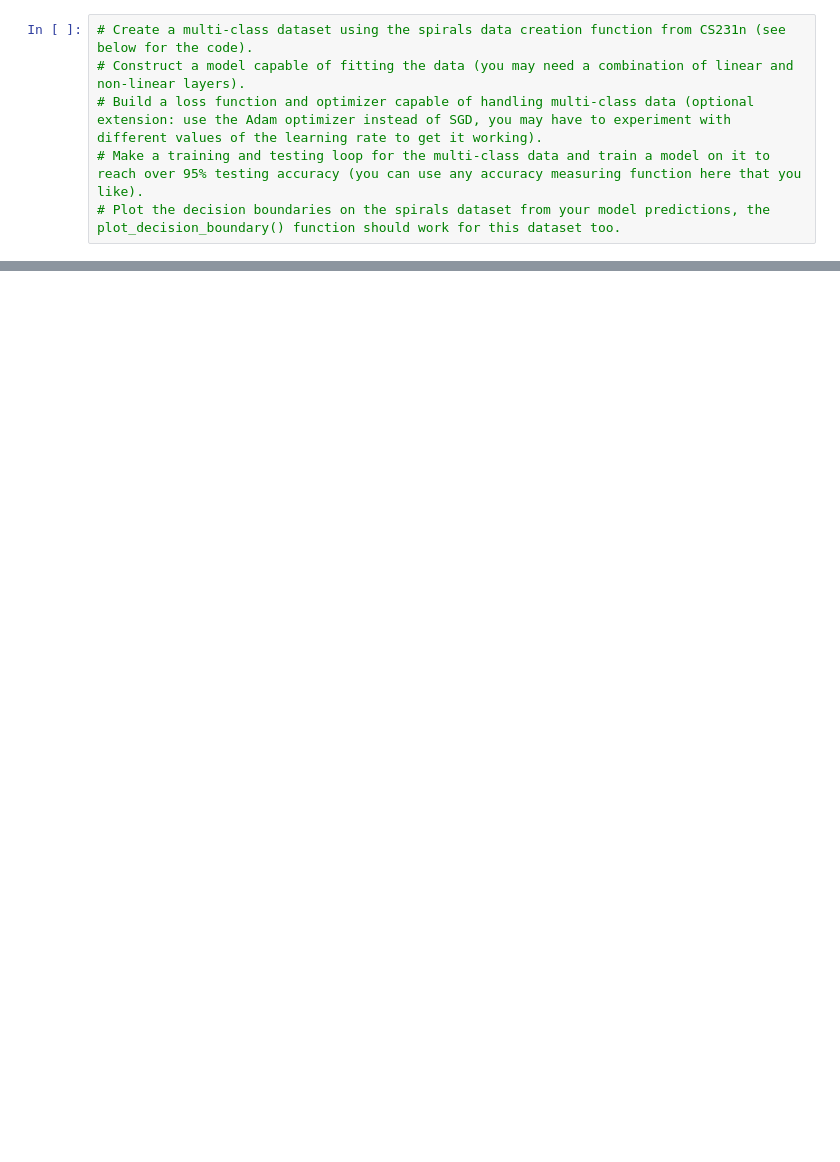
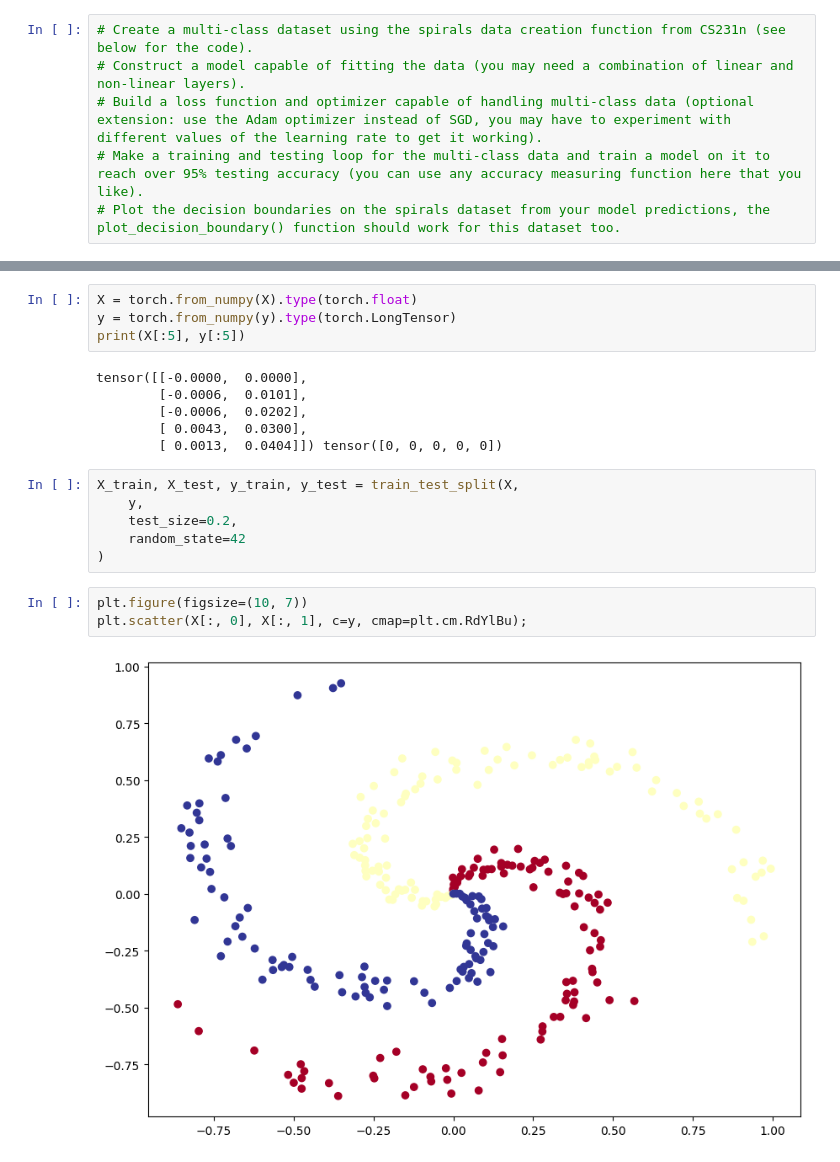
Before and after one commit to zeerau/ArewaDS-Deep-Learning, a Jupyter notebook: Part_1_Deep_Learning_with_Pytorch/exercise_submissions/week_03_solution.ipynb, the cells around one changed output, grey strips where cells are left out. Drawn from its saved outputs; the diff is of its cells as text; blank space fills up the shorter version.

```diff
--- a/Part_1_Deep_Learning_with_Pytorch/exercise_submissions/week_03_solution.ipynb
+++ b/Part_1_Deep_Learning_with_Pytorch/exercise_submissions/week_03_solution.ipynb
@@ -264,0 +281,21 @@ plt.show()
+# %%
+X = torch.from_numpy(X).type(torch.float)
+y = torch.from_numpy(y).type(torch.LongTensor)
+print(X[:5], y[:5])
+# %% [output]
+tensor([[-0.0000,  0.0000],
+        [-0.0006,  0.0101],
+        [-0.0006,  0.0202],
+        [ 0.0043,  0.0300],
+        [ 0.0013,  0.0404]]) tensor([0, 0, 0, 0, 0])
+# %%
+X_train, X_test, y_train, y_test = train_test_split(X,
+    y,
+    test_size=0.2,
+    random_state=42
+)
+# %%
+plt.figure(figsize=(10, 7))
+plt.scatter(X[:, 0], X[:, 1], c=y, cmap=plt.cm.RdYlBu);
+# %% [output]
+[figure, added]
```
Also changed, not shown: parts of 16 cells of this notebook.
